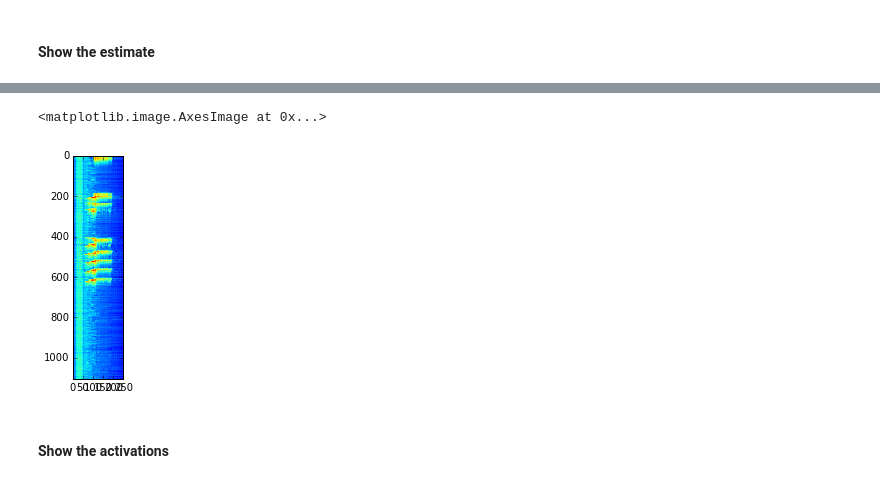
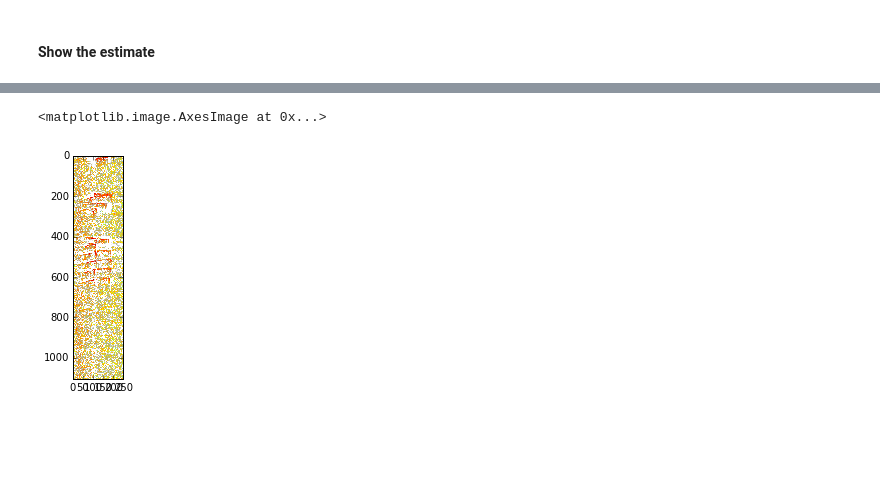
Before and after one commit to mattwescott/senmf, a Jupyter notebook: demo.ipynb, the cells around one changed output, grey strips where cells are left out. Saved outputs shown, nothing was run; the diff lists cells and outputs as text; code cells hidden in the pictures; blank space fills up the shorter version.

```diff
--- a/demo.ipynb
+++ b/demo.ipynb
@@ -33,0 +29,4 @@ Wall time: 35 s
+# %%
+nmf = senmf.SENMF(n_bases=5, window_width=15, X=X)
+nmf.rand_D()
+nmf.rand_A()
@@ -38,2 +76,5 @@ X_bar = nmf.reconstruct(A, D)
 # %% [markdown]
 #### Show the estimate
+# %%
+X_bar = nmf.reconstruct()
+imshow(np.log(X_bar))
@@ -40,7 +84,5 @@ X_bar = nmf.reconstruct(A, D)
 # %%
-imshow(np.log(X_bar))
+imshow(np.log(X-X_bar))
 # %% [output]
 <matplotlib.image.AxesImage at 0x...>
-[figure, old version]
+[figure, new version]
-# %% [markdown]
-#### Show the activations
```
Also changed, not shown: parts of 13 cells of this notebook, 1 other file.
